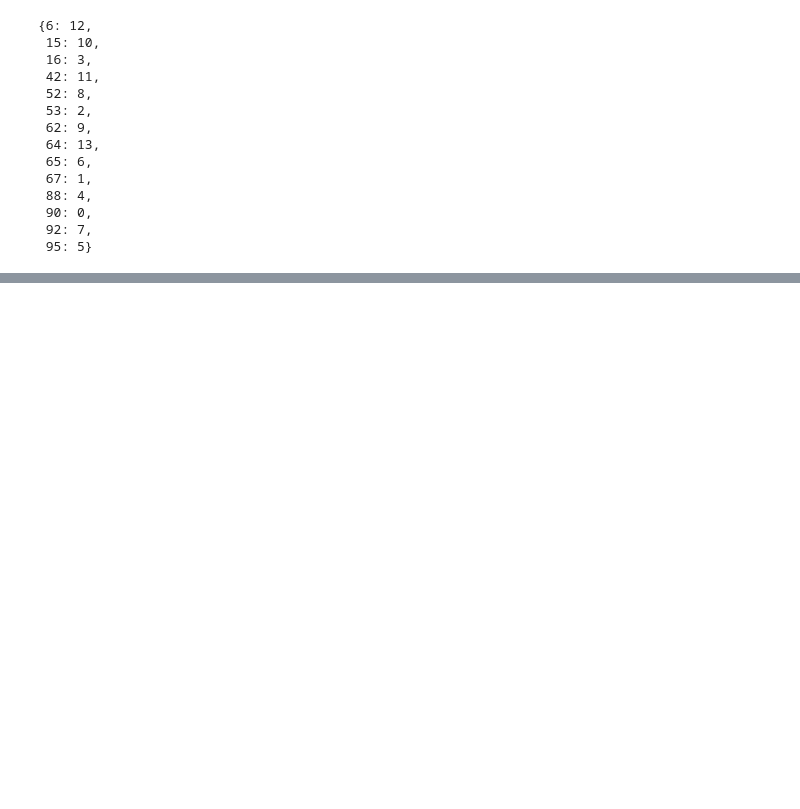
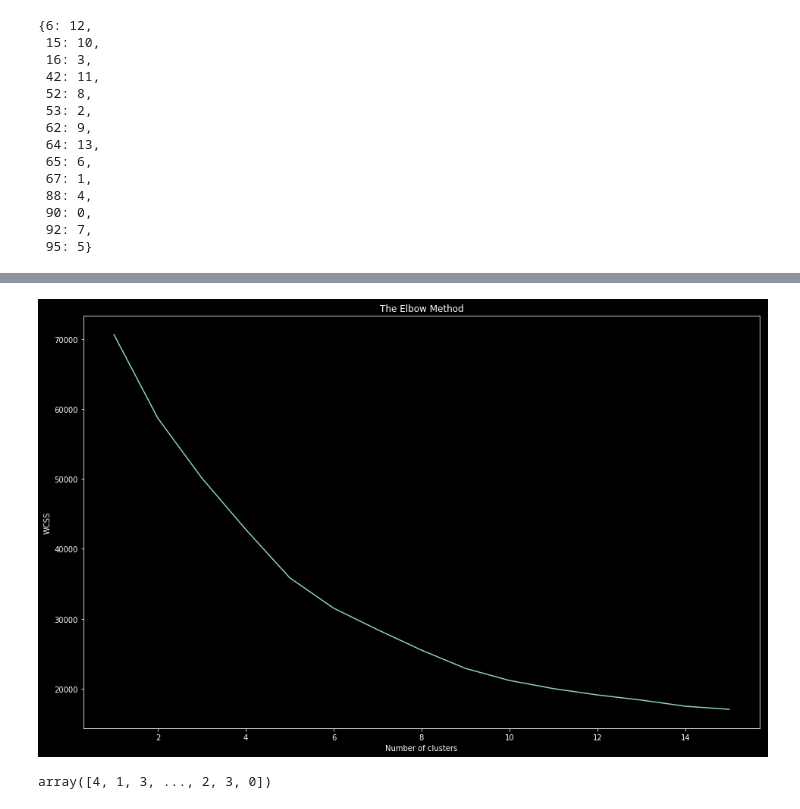
Before and after one commit to lukasy09/KernelDatabase.py, a Jupyter notebook: TheSenseOfTheUniverse/astronomical_research.ipynb, the cells around one changed output, grey strips where cells are left out. Drawn from its saved outputs; the diff is of its cells as text; code cells hidden in the pictures; blank space fills up the shorter version.

Commit message:
Clustering added

```diff
--- a/TheSenseOfTheUniverse/astronomical_research.ipynb
+++ b/TheSenseOfTheUniverse/astronomical_research.ipynb
@@ -66,0 +96,21 @@ No handles with labels found to put in legend.
+# %%
+#Clustering
+def pick_clusters_number(dataset, iterations):
+    wcss = []
+    for i in range(1, iterations + 1):
+        kmeans = KMeans(n_clusters = i, init = 'k-means++',max_iter = 300,n_init = 10,random_state = 0)
+        kmeans.fit(X)
+        wcss.append(kmeans.inertia_)
+    plt.figure(figsize= ((16,10)))
+    plt.plot(range(1, iterations + 1), wcss)
+    plt.title('The Elbow Method')
+    plt.xlabel('Number of clusters')
+    plt.ylabel('WCSS')
+    plt.show()
+# %%
+pick_clusters_number(dataset = X, iterations = 15)
+"""According to the elbow method, I pick n =_clusters = 10
+
+            """
+# %% [output]
+[figure, added]
@@ -66,0 +120,4 @@ No handles with labels found to put in legend.
+# %%
+y_kmeans
+# %% [output]
+array([4, 1, 3, ..., 2, 3, 0])
```
Also changed, not shown: parts of 9 cells of this notebook.
